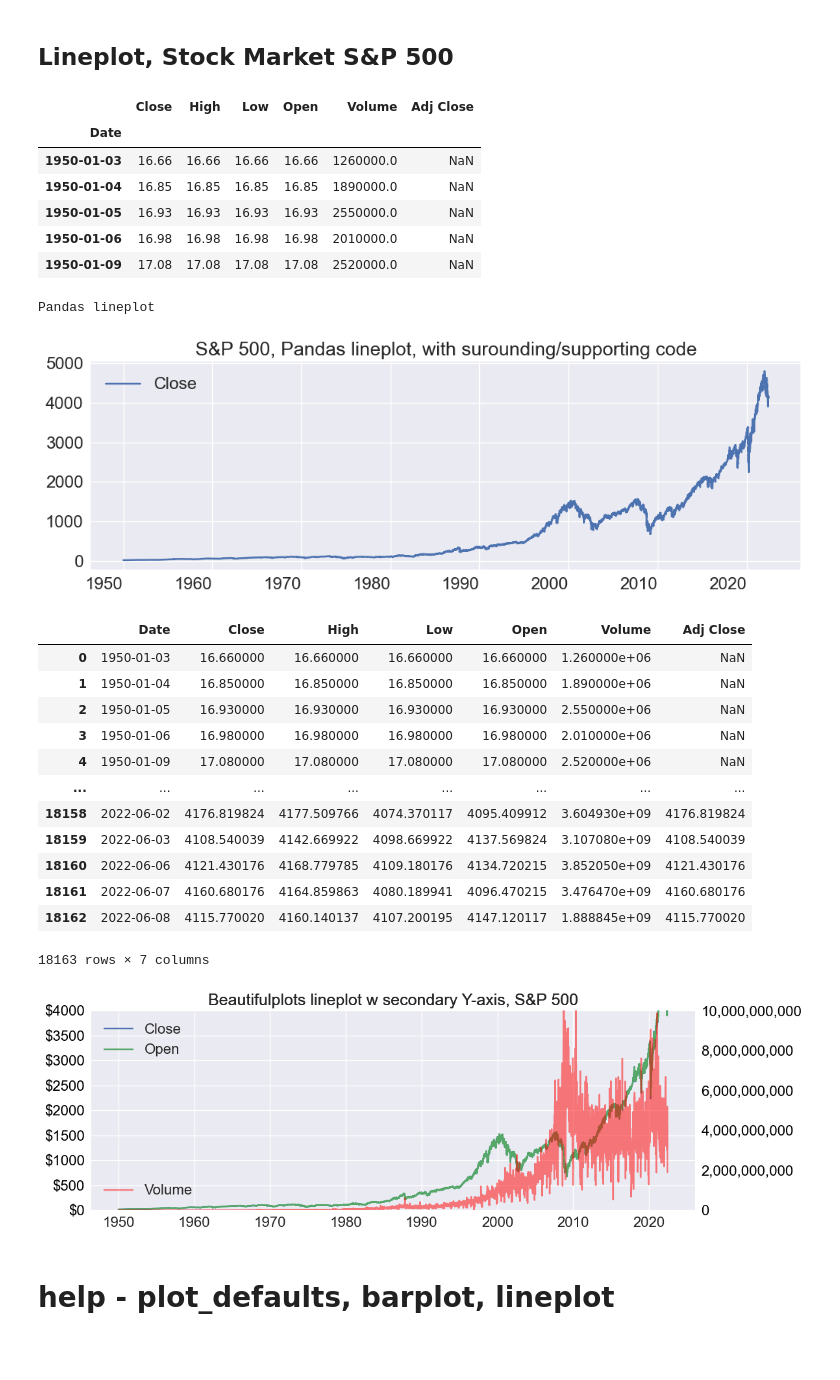
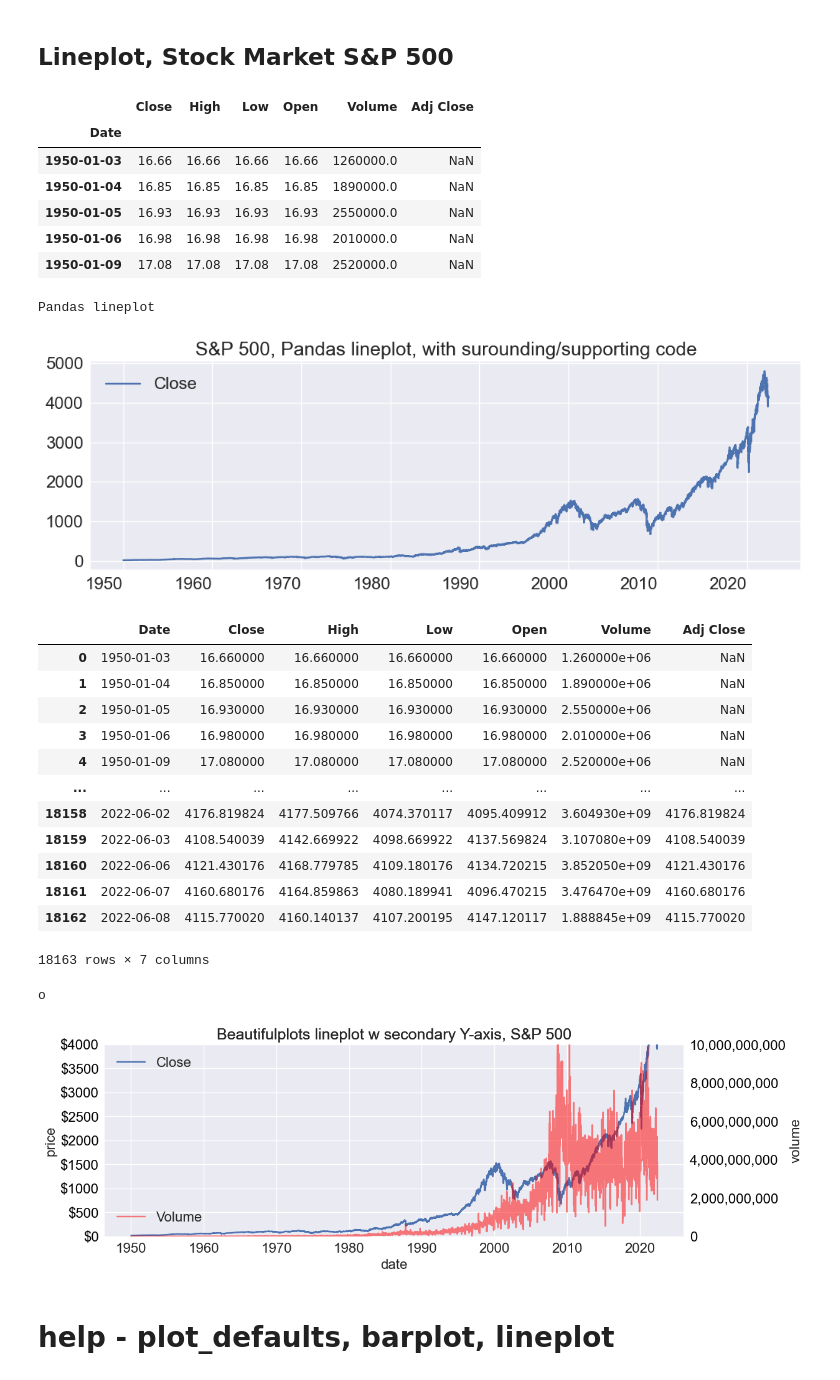
Before and after one commit to Aljgutier/beautifulplots, a Jupyter notebook: docs/examples.ipynb, the cells around one changed output. Saved outputs shown, nothing was run; the diff lists cells and outputs as text; code cells hidden in the pictures; blank space fills up the shorter version.

```diff
--- a/docs/examples.ipynb
+++ b/docs/examples.ipynb
@@ -94,36 +94,37 @@ plt.show()
 df = df_sp500.reset_index()
 display(df)
 
 
 # bp lineplot
 bp.lineplot(df,x='Date' , y=['Close','Open'], y2='Volume',yaxisformat=".0f",ycurrency="$", y2axisformat=",.0f",
-             ylims=(0,4000), ylims2=(0,10*1e9), legend_loc2 = "lower left", color2='red',
-             figsize=[12,4],yaxis_currency=True, legend=True,
+             ylims=(0,4000), ylims2=(0,10*1e9), legend_loc2 = "lower left", color2='red', marker="o",
+             figsize=[12,4],yaxis_currency=True, legend=True, ylabel = "price", y2label="volume", xlabel="date",
              ytick_format=".0f", title="Beautifulplots lineplot w secondary Y-axis, S&P 500")
 # %% [output]
 |  | Close | High | Low | Open | Volume | Adj Close |
 | Date |  |  |  |  |  |  |
 | 1950-01-03 | 16.66 | 16.66 | 16.66 | 16.66 | 1260000.0 | NaN |
 | 1950-01-04 | 16.85 | 16.85 | 16.85 | 16.85 | 1890000.0 | NaN |
 | 1950-01-05 | 16.93 | 16.93 | 16.93 | 16.93 | 2550000.0 | NaN |
 | 1950-01-06 | 16.98 | 16.98 | 16.98 | 16.98 | 2010000.0 | NaN |
 | 1950-01-09 | 17.08 | 17.08 | 17.08 | 17.08 | 2520000.0 | NaN |
 Pandas lineplot
 [figure]
 |  | Date | Close | High | Low | Open | Volume | Adj Close |
 | 0 | 1950-01-03 | 16.660000 | 16.660000 | 16.660000 | 16.660000 | 1.260000e+06 | NaN |
 | 1 | 1950-01-04 | 16.850000 | 16.850000 | 16.850000 | 16.850000 | 1.890000e+06 | NaN |
 | 2 | 1950-01-05 | 16.930000 | 16.930000 | 16.930000 | 16.930000 | 2.550000e+06 | NaN |
 | 3 | 1950-01-06 | 16.980000 | 16.980000 | 16.980000 | 16.980000 | 2.010000e+06 | NaN |
 | 4 | 1950-01-09 | 17.080000 | 17.080000 | 17.080000 | 17.080000 | 2.520000e+06 | NaN |
 | ... | ... | ... | ... | ... | ... | ... | ... |
 | 18158 | 2022-06-02 | 4176.819824 | 4177.509766 | 4074.370117 | 4095.409912 | 3.604930e+09 | 4176.819824 |
 | 18159 | 2022-06-03 | 4108.540039 | 4142.669922 | 4098.669922 | 4137.569824 | 3.107080e+09 | 4108.540039 |
 | 18160 | 2022-06-06 | 4121.430176 | 4168.779785 | 4109.180176 | 4134.720215 | 3.852050e+09 | 4121.430176 |
 | 18161 | 2022-06-07 | 4160.680176 | 4164.859863 | 4080.189941 | 4096.470215 | 3.476470e+09 | 4160.680176 |
 | 18162 | 2022-06-08 | 4115.770020 | 4160.140137 | 4107.200195 | 4147.120117 | 1.888845e+09 | 4115.770020 |
 18163 rows × 7 columns
+o
-[figure, old version]
+[figure, new version]
 # %% [markdown]
 # help - plot_defaults, barplot, lineplot
 # %% [markdown]
```
Also changed, not shown: parts of 1 cell of this notebook, 1 other file.
